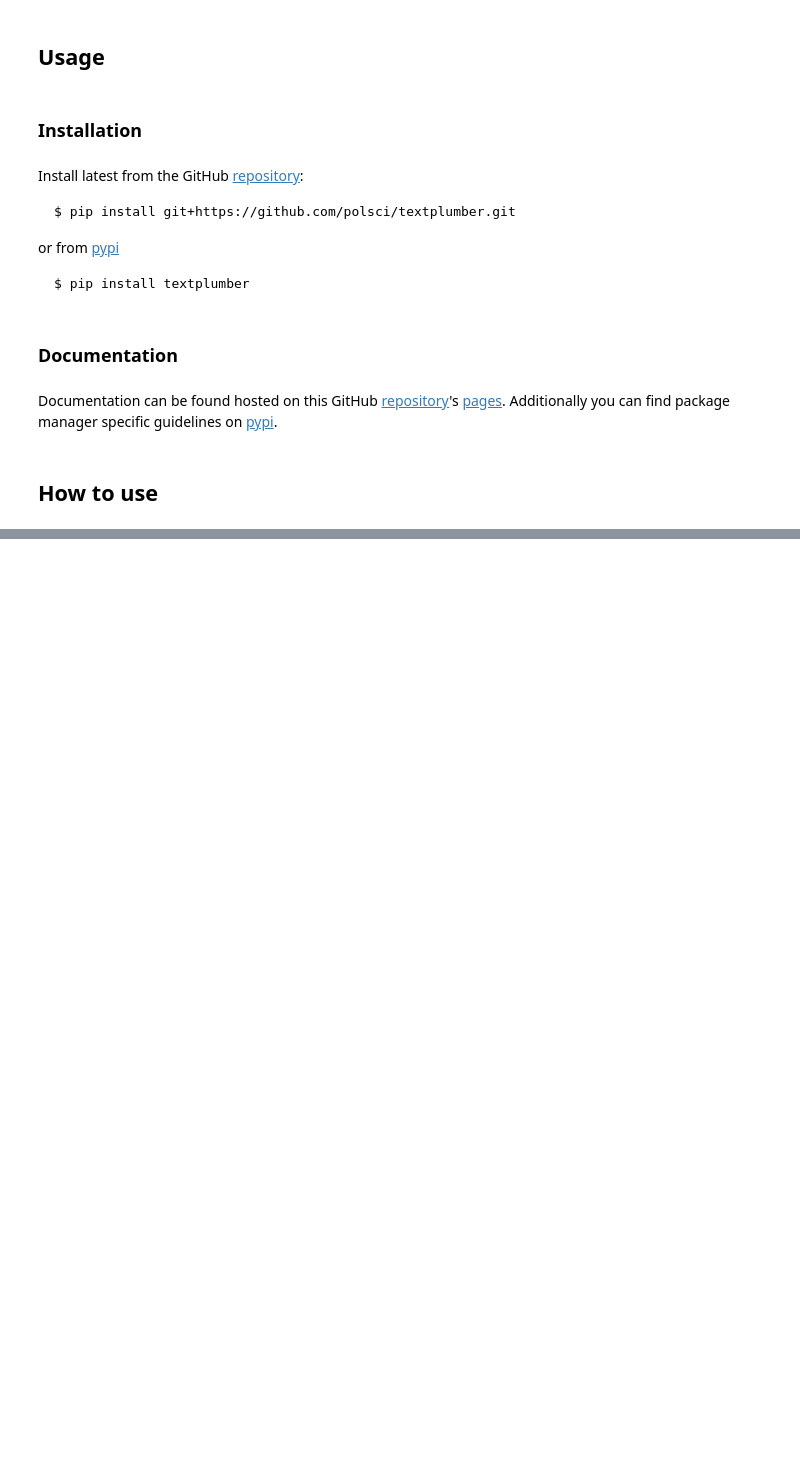
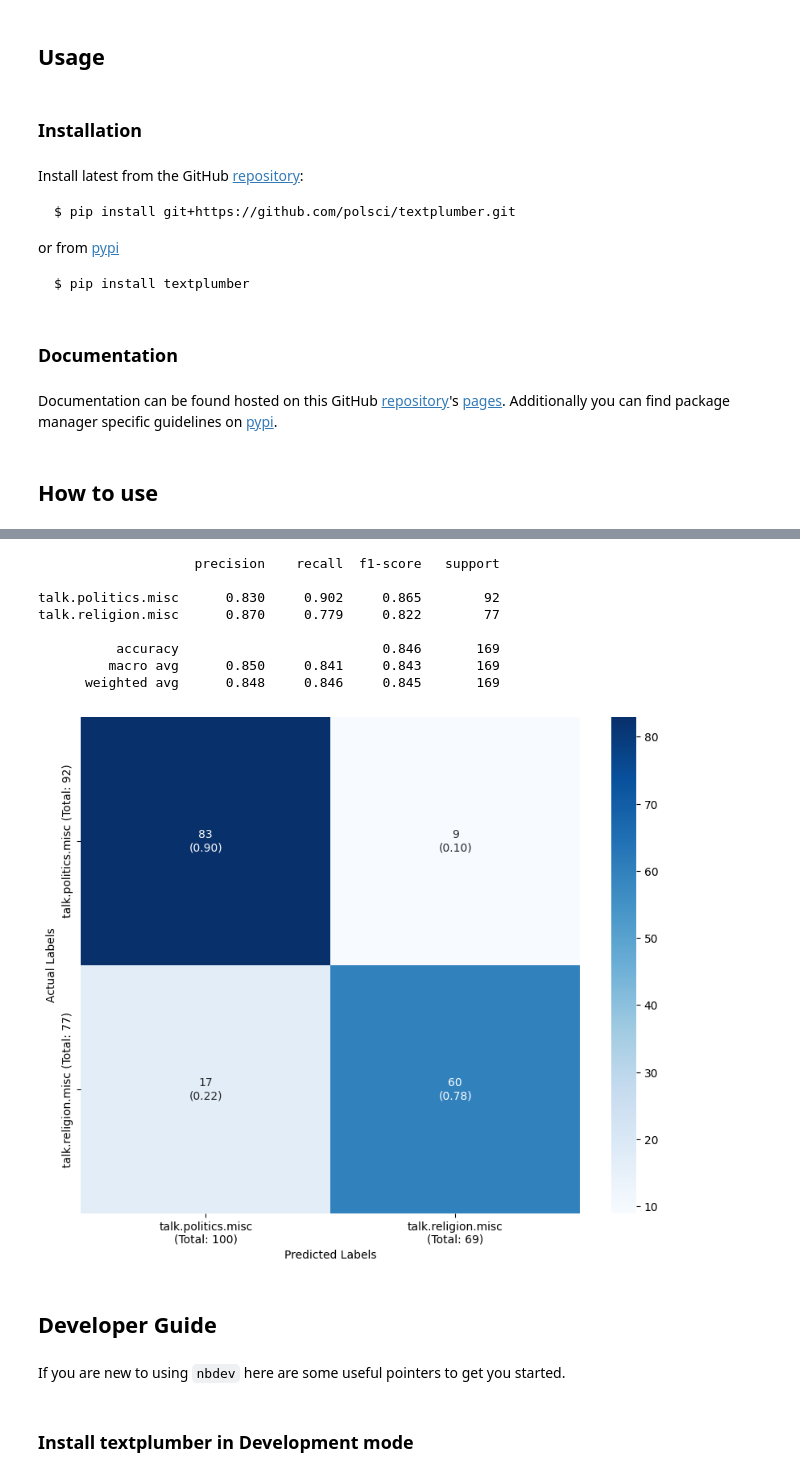
Before and after one commit to polsci/textplumber, a Jupyter notebook: nbs/index.ipynb, the cells around one changed output, grey strips where cells are left out. Cells and saved outputs as stored; diff of their text form; code cells hidden in the pictures; blank space fills up the shorter version.

```diff
--- a/nbs/index.ipynb
+++ b/nbs/index.ipynb
@@ -62,0 +173,17 @@ Fill me in please! Don't forget code examples:
+# %%
+pipeline = Pipeline([
+    ('cleaner', TextCleaner(strip_whitespace=True)),
+    ('preprocessor', SpacyPreprocessor(feature_store=feature_store)),
+    ('features', FeatureUnion([
+
+        ('tokens', Pipeline([
+            ('tokens_vectors',  TokensVectorizer(feature_store=feature_store, vectorizer_type = 'tfidf', lowercase=True, max_features=5000, remove_punctuation = True, remove_numbers=True, min_token_length=2)),
+            ('selector', SelectKBest(score_func=chi2, k=100)),
+            ], verbose=True)
+        ),
+        ('embeddings', Model2VecEmbedder(feature_store=feature_store)),
+    ], verbose=True)),
+    ('classifier', LogisticRegression(max_iter=1000, random_state=4)),
+], verbose=True)
+
+display(pipeline)
@@ -62,0 +208,2 @@ Fill me in please! Don't forget code examples:
+# %%
+pipeline.fit(X_train, y_train)
@@ -62,0 +236,14 @@ Fill me in please! Don't forget code examples:
+# %%
+y_pred = pipeline.predict(X_test)
+print(classification_report(y_test, y_pred, labels = target_classes, target_names = target_names, digits=3))
+plot_confusion_matrix(y_test, y_pred, target_classes, target_names)
+# %% [output]
+                    precision    recall  f1-score   support
+
+talk.politics.misc      0.830     0.902     0.865        92
+talk.religion.misc      0.870     0.779     0.822        77
+
+          accuracy                          0.846       169
+         macro avg      0.850     0.841     0.843       169
+      weighted avg      0.848     0.846     0.845       169
+[figure, added]
@@ -62,0 +268,6 @@ Fill me in please! Don't forget code examples:
+# %% [markdown]
+## Developer Guide
+# %% [markdown]
+If you are new to using `nbdev` here are some useful pointers to get you started.
+# %% [markdown]
+### Install textplumber in Development mode
```
Also changed, not shown: parts of 28 cells of this notebook.
